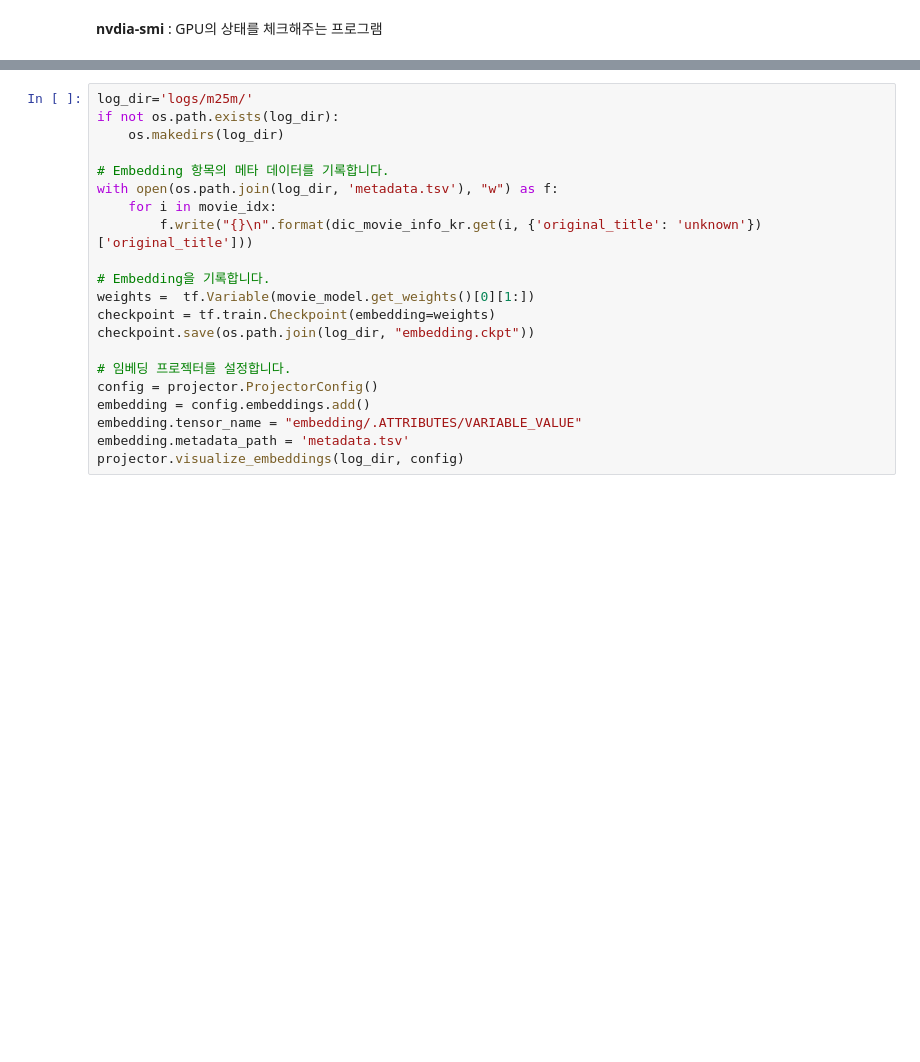
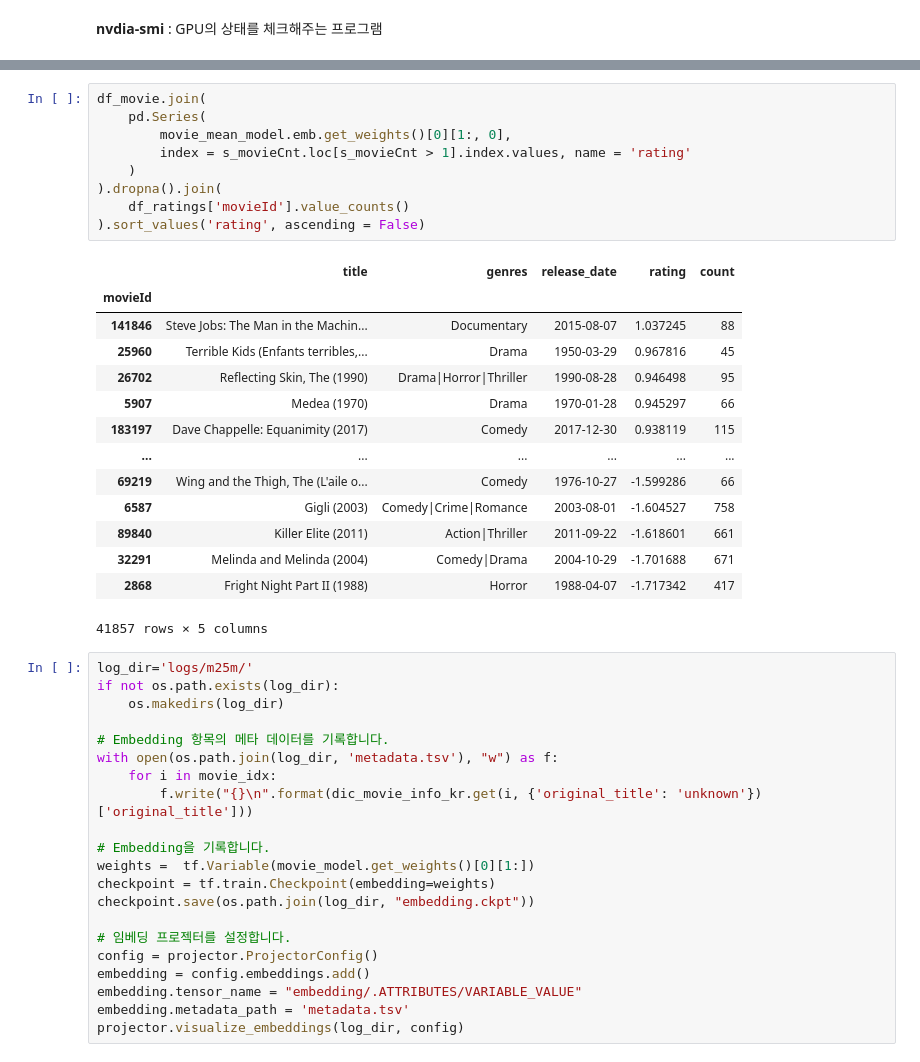
Before and after one commit to sunkusun9/rcmd_2503, a Jupyter notebook: 5.Matrix Factorization2.ipynb, the cells around one changed output, grey strips where cells are left out. Saved outputs shown, nothing was run; the diff lists cells and outputs as text; blank space fills up the shorter version.

```diff
--- a/5.Matrix Factorization2.ipynb
+++ b/5.Matrix Factorization2.ipynb
@@ -639,3 +688,27 @@ dtype: float64
+# %%
+df_movie.join(
+    pd.Series(
+        movie_mean_model.emb.get_weights()[0][1:, 0],
+        index = s_movieCnt.loc[s_movieCnt > 1].index.values, name = 'rating'
+    )
+).dropna().join(
+    df_ratings['movieId'].value_counts()
+).sort_values('rating', ascending = False)
+# %% [output]
+|  | title | genres | release_date | rating | count |
+| movieId |  |  |  |  |  |
+| 141846 | Steve Jobs: The Man in the Machin... | Documentary | 2015-08-07 | 1.037245 | 88 |
+| 25960 | Terrible Kids (Enfants terribles,... | Drama | 1950-03-29 | 0.967816 | 45 |
+| 26702 | Reflecting Skin, The (1990) | Drama|Horror|Thriller | 1990-08-28 | 0.946498 | 95 |
+| 5907 | Medea (1970) | Drama | 1970-01-28 | 0.945297 | 66 |
+| 183197 | Dave Chappelle: Equanimity (2017) | Comedy | 2017-12-30 | 0.938119 | 115 |
+| ... | ... | ... | ... | ... | ... |
+| 69219 | Wing and the Thigh, The (L'aile o... | Comedy | 1976-10-27 | -1.599286 | 66 |
+| 6587 | Gigli (2003) | Comedy|Crime|Romance | 2003-08-01 | -1.604527 | 758 |
+| 89840 | Killer Elite (2011) | Action|Thriller | 2011-09-22 | -1.618601 | 661 |
+| 32291 | Melinda and Melinda (2004) | Comedy|Drama | 2004-10-29 | -1.701688 | 671 |
+| 2868 | Fright Night Part II (1988) | Horror | 1988-04-07 | -1.717342 | 417 |
+41857 rows × 5 columns
 # %%
 log_dir='logs/m25m/'
 if not os.path.exists(log_dir):
```
Also changed, not shown: parts of 26 cells of this notebook.
